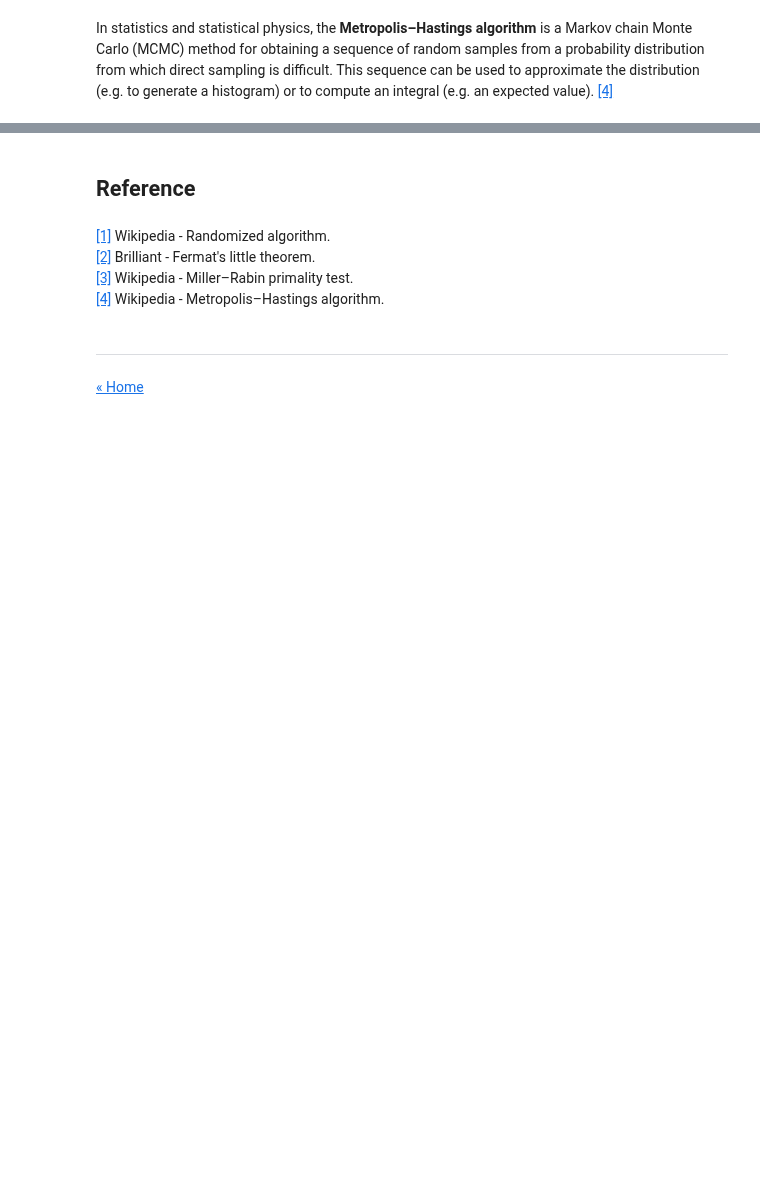
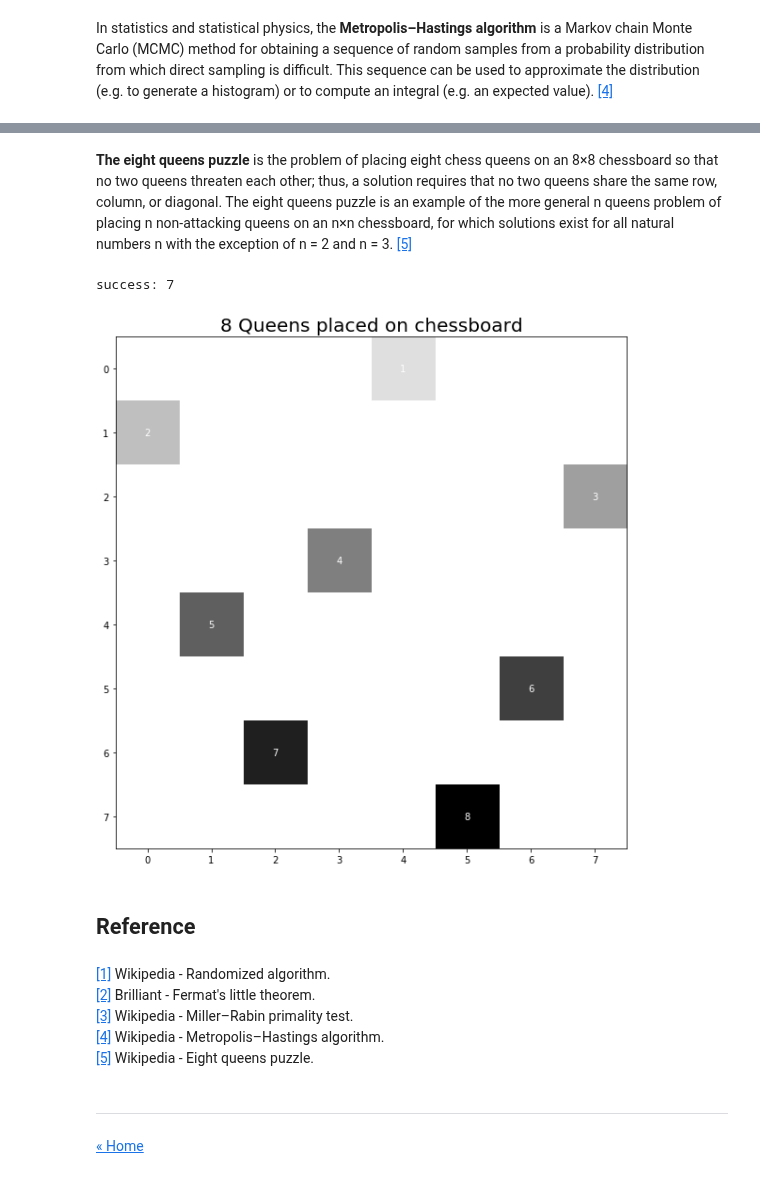
Before and after one commit to ansegura7/Algorithms, a Jupyter notebook: probabilistic-algorithms/ProbabilisticAlgorithms.ipynb, the cells around one changed output, grey strips where cells are left out. Cells and saved outputs as stored; diff of their text form; code cells hidden in the pictures; blank space fills up the shorter version.

Commit message:
Probabilistic Algorithms
Added a Las Vegas algorithm example.

```diff
--- a/probabilistic-algorithms/ProbabilisticAlgorithms.ipynb
+++ b/probabilistic-algorithms/ProbabilisticAlgorithms.ipynb
@@ -374,0 +377,2 @@ plotDist(samples, x, y, 0, 1)
+# %% [markdown]
+**The eight queens puzzle** is the problem of placing eight chess queens on an 8×8 chessboard so that no two queens threaten each other; thus, a solution requires that no two queens share the same row, column, or diagonal. The eight queens puzzle is an example of the more general n queens problem of placing n non-attacking queens on an n×n chessboard, for which solutions exist for all natural numbers n with the exception of n = 2 and n = 3. <a href="#link_five">[5]</a>
@@ -375,3 +408,49 @@ plotDist(samples, x, y, 0, 1)
+# %%
+# Placing N queens with a Las Vegas approach
+def get_queens_lv(n, k):
+    queens = []
+
+    for i in range(k):
+        result, queens = place_queens_lv(n)
+        if result:
+            print('success:', i)
+            return queens
+
+    print('failure')
+    return queens
+# %%
+# Run Las Vegas soluction
+n_queens = 8
+queens = get_queens_lv(n_queens, 10)
+# %% [output]
+success: 7
+# %%
+# Function that plot Prime n number
+def plot_chessboard(queens, g_size=10):
+    n = len(queens)
+    data = []
+
+    for i in range(n):
+        line = np.zeros(n, dtype=int)
+        line[queens[i]] = (i + 1)
+        data.append(line)
+
+    fig, ax = plt.subplots(figsize = (g_size, g_size))
+    ax.imshow(data, cmap="gray_r")
+
+    for r in range(n):
+        c = queens[r]
+        ax.text(c, r, (r + 1), color="w", ha="center", va="center")
+
+    # Plot setup
+    title = str(n) + " Queens placed on chessboard"
+    ax.set_title(title, fontsize = 20)
+    plt.show()
+# %%
+# Plot Queens placed on chessboard
+plot_chessboard(queens)
+# %% [output]
+[figure, added]
 # %% [markdown]
 ## Reference
 # %% [markdown]
@@ -379,6 +458,7 @@ plotDist(samples, x, y, 0, 1)
 <a name='link_two' href='https://brilliant.org/wiki/fermats-little-theorem/' target='_blank' >[2]</a> Brilliant - Fermat's little theorem.
 <a name='link_three' href='https://en.wikipedia.org/wiki/Miller%E2%80%93Rabin_primality_test' target='_blank' >[3]</a> Wikipedia - Miller–Rabin primality test.
 <a name='link_four' href='https://en.wikipedia.org/wiki/Metropolis%E2%80%93Hastings_algorithm' target='_blank' >[4]</a> Wikipedia - Metropolis–Hastings algorithm.
+<a name='link_five' href='https://en.wikipedia.org/wiki/Eight_queens_puzzle' target='_blank' >[5]</a> Wikipedia - Eight queens puzzle.
 # %% [markdown]
 <hr>
 <p><a href="https://ansegura7.github.io/Algorithms/">« Home</a></p>
```
Also changed, not shown: parts of 18 cells of this notebook, 2 other files.
